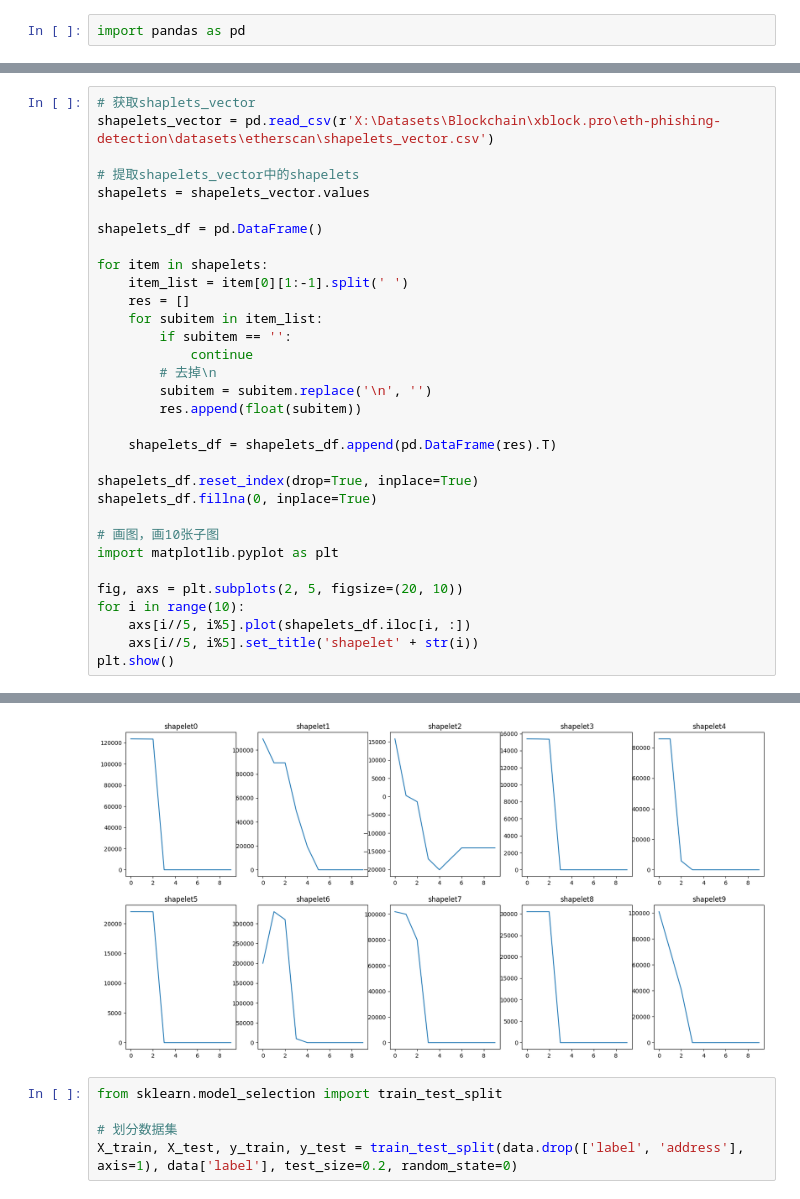
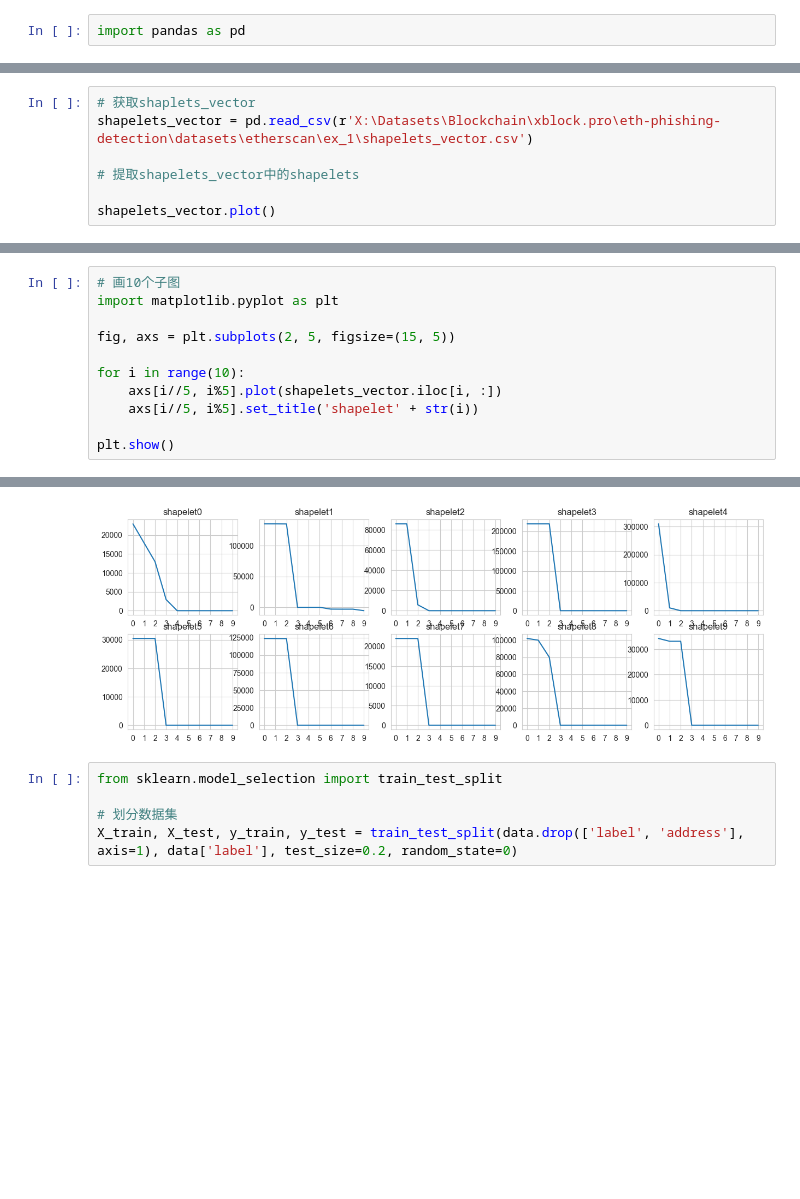
Before and after one commit to YancyKahn/eth-phishing-detection, a Jupyter notebook: translets_mining_dataset2.ipynb, the cells around one changed output, grey strips where cells are left out. Drawn from its saved outputs; the diff is of its cells as text; blank space fills up the shorter version.

```diff
--- a/translets_mining_dataset2.ipynb
+++ b/translets_mining_dataset2.ipynb
@@ -16,3 +18,10 @@ data.head()
 | 3 | 0x0000000086c5d614bec59dfd2c9b88f... | 60.502305 | 50.502914 | 9.999391 | 6 | 5 | 1 | 60.502305 | 5.00000 | ... |
 | 4 | 0x00000000bf02300fd6251627aa3db89... | 101.761014 | 81.766424 | 19.994590 | 24 | 20 | 4 | 41.477000 | 0.00229 | ... |
 5 rows × 37 columns
+# %%
+# 获取shaplets_vector
+shapelets_vector = pd.read_csv(r'X:\Datasets\Blockchain\xblock.pro\eth-phishing-detection\datasets\etherscan\ex_1\shapelets_vector.csv')
+
+# 提取shapelets_vector中的shapelets
+
+shapelets_vector.plot()
@@ -19,33 +40,12 @@ data.head()
 # %%
-# 获取shaplets_vector
-shapelets_vector = pd.read_csv(r'X:\Datasets\Blockchain\xblock.pro\eth-phishing-detection\datasets\etherscan\shapelets_vector.csv')
-
-# 提取shapelets_vector中的shapelets
-shapelets = shapelets_vector.values
-
-shapelets_df = pd.DataFrame()
-
-for item in shapelets:
-    item_list = item[0][1:-1].split(' ')
-    res = []
-    for subitem in item_list:
-        if subitem == '':
-            continue
-        # 去掉\n
-        subitem = subitem.replace('\n', '')
-        res.append(float(subitem))
-
-    shapelets_df = shapelets_df.append(pd.DataFrame(res).T)
-
-shapelets_df.reset_index(drop=True, inplace=True)
-shapelets_df.fillna(0, inplace=True)
-
-# 画图，画10张子图
+# 画10个子图
 import matplotlib.pyplot as plt
 
-fig, axs = plt.subplots(2, 5, figsize=(20, 10))
+fig, axs = plt.subplots(2, 5, figsize=(15, 5))
+
 for i in range(10):
-    axs[i//5, i%5].plot(shapelets_df.iloc[i, :])
+    axs[i//5, i%5].plot(shapelets_vector.iloc[i, :])
     axs[i//5, i%5].set_title('shapelet' + str(i))
+
 plt.show()
 # %% [output]
@@ -60,4 +52,4 @@ The frame.append method is deprecated and will be removed from pandas in a futur
-[figure, old version]
+[figure, new version]
 # %%
 from sklearn.model_selection import train_test_split
 
```
Also changed, not shown: parts of 14 cells of this notebook, 33 other files.
